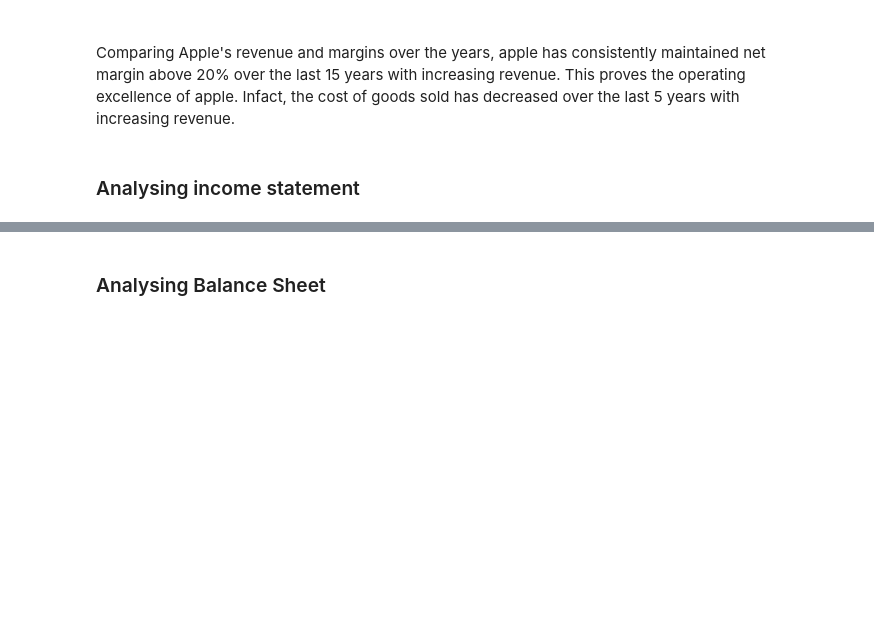
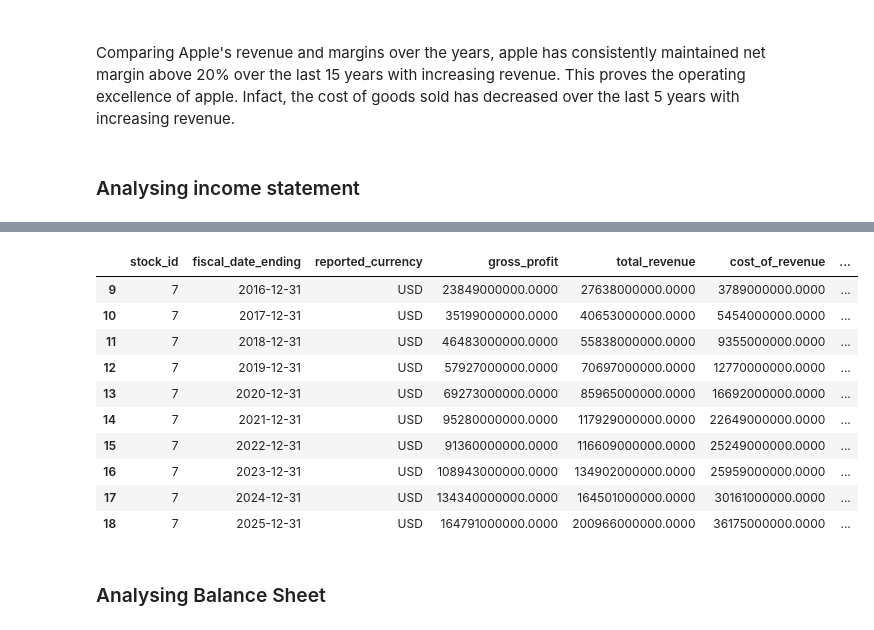
Before and after one commit to kumarbyes/project_stock_analysis, a Jupyter notebook: analaysis_using_pandas/exploratory_data_anaysis.ipynb, the cells around one changed output, grey strips where cells are left out. Saved outputs shown, nothing was run; the diff lists cells and outputs as text; code cells hidden in the pictures; blank space fills up the shorter version.

```diff
--- a/analaysis_using_pandas/exploratory_data_anaysis.ipynb
+++ b/analaysis_using_pandas/exploratory_data_anaysis.ipynb
@@ -278,3 +292,17 @@ income_df,income_fig = generate_income_statement_report(tickername,f"Income Stat
+# %%
+income_df
+# %% [output]
+|  | stock_id | fiscal_date_ending | reported_currency | gross_profit | total_revenue | cost_of_revenue | ... |
+| 9 | 7 | 2016-12-31 | USD | 23849000000.0000 | 27638000000.0000 | 3789000000.0000 | ... |
+| 10 | 7 | 2017-12-31 | USD | 35199000000.0000 | 40653000000.0000 | 5454000000.0000 | ... |
+| 11 | 7 | 2018-12-31 | USD | 46483000000.0000 | 55838000000.0000 | 9355000000.0000 | ... |
+| 12 | 7 | 2019-12-31 | USD | 57927000000.0000 | 70697000000.0000 | 12770000000.0000 | ... |
+| 13 | 7 | 2020-12-31 | USD | 69273000000.0000 | 85965000000.0000 | 16692000000.0000 | ... |
+| 14 | 7 | 2021-12-31 | USD | 95280000000.0000 | 117929000000.0000 | 22649000000.0000 | ... |
+| 15 | 7 | 2022-12-31 | USD | 91360000000.0000 | 116609000000.0000 | 25249000000.0000 | ... |
+| 16 | 7 | 2023-12-31 | USD | 108943000000.0000 | 134902000000.0000 | 25959000000.0000 | ... |
+| 17 | 7 | 2024-12-31 | USD | 134340000000.0000 | 164501000000.0000 | 30161000000.0000 | ... |
+| 18 | 7 | 2025-12-31 | USD | 164791000000.0000 | 200966000000.0000 | 36175000000.0000 | ... |
 # %% [markdown]
 ### Analysing Balance Sheet
 # %% [markdown]
```
Also changed, not shown: parts of 11 cells of this notebook, 4 other files.
